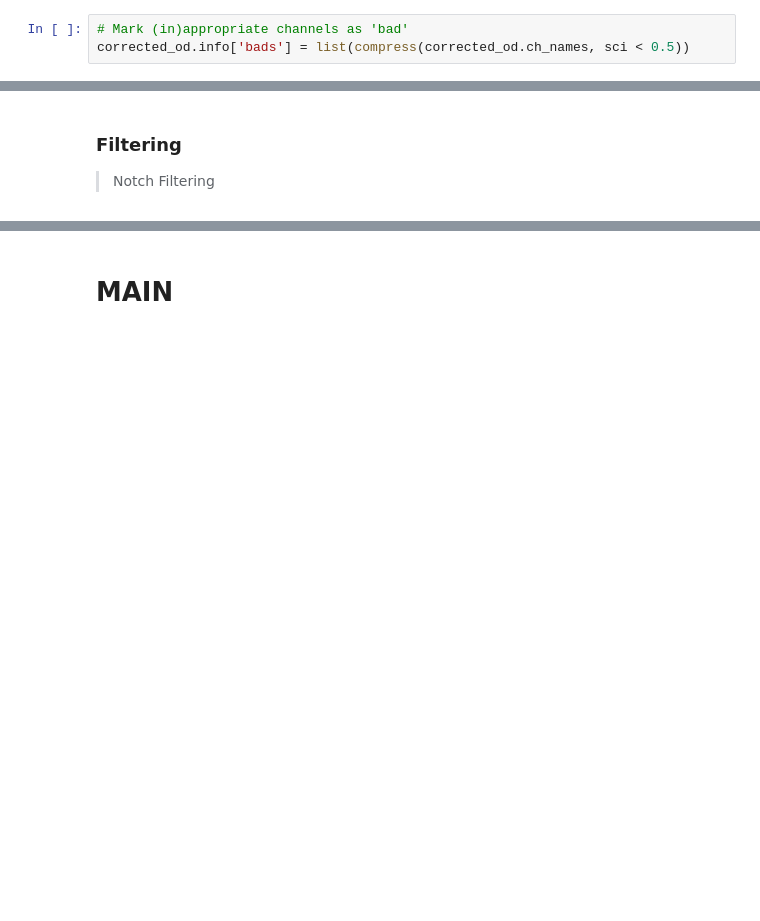
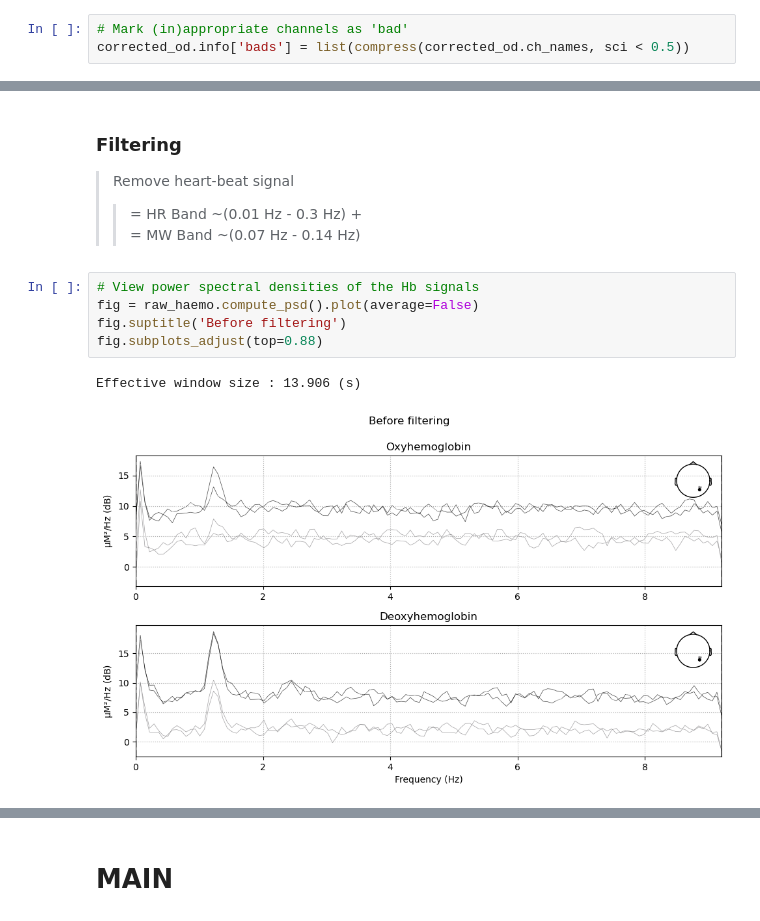
Before and after one commit to pulkitgoyal56/fnirsPy, a Jupyter notebook: main.ipynb, the cells around one changed output, grey strips where cells are left out. Drawn from its saved outputs; the diff is of its cells as text; blank space fills up the shorter version.

Commit message:
add filtering code
+ comments and notes

```diff
--- a/main.ipynb
+++ b/main.ipynb
@@ -483,5 +496,14 @@ raw_haemo.plot(show_scrollbars=False);
 # %% [markdown]
 ### Filtering
 
-> Notch Filtering
->>
+> Remove heart-beat signal
+>> = HR Band ~(0.01 Hz - 0.3 Hz) +
+>> = MW Band ~(0.07 Hz - 0.14 Hz)
+# %%
+# View power spectral densities of the Hb signals
+fig = raw_haemo.compute_psd().plot(average=False)
+fig.suptitle('Before filtering')
+fig.subplots_adjust(top=0.88)
+# %% [output]
+Effective window size : 13.906 (s)
+[figure, added]
```
Also changed, not shown: parts of 14 cells of this notebook.
